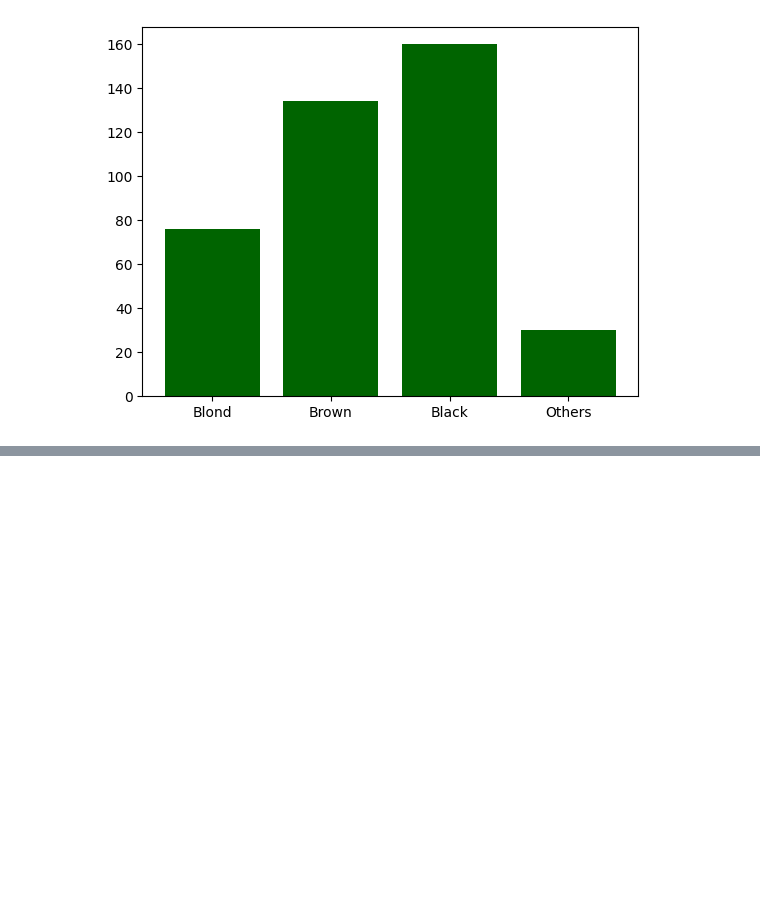
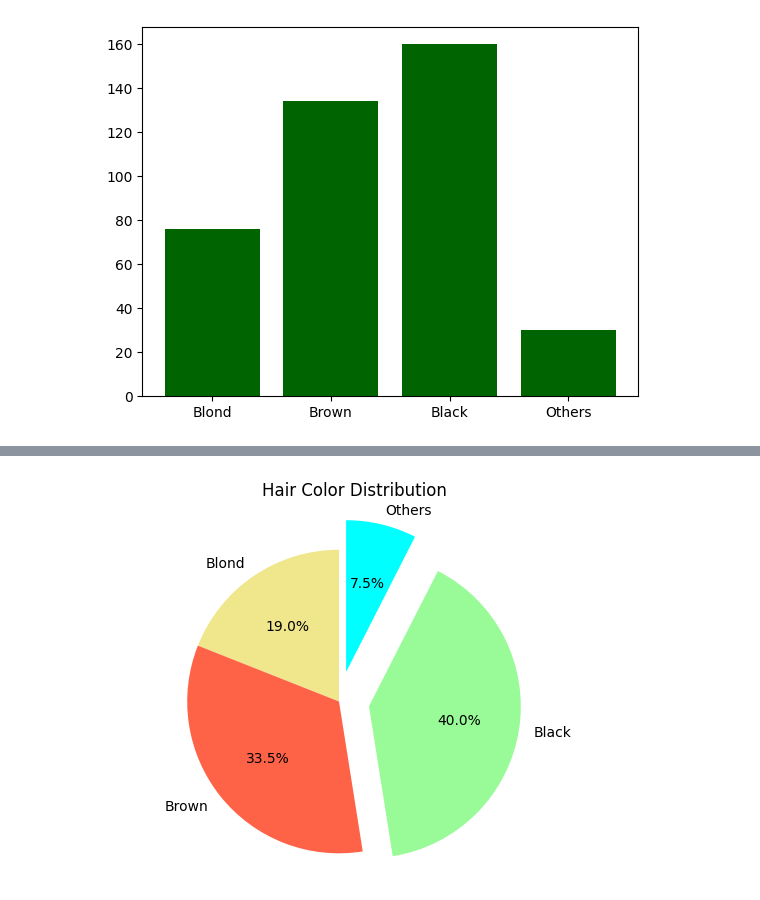
Before and after one commit to mwangisentry-talks/desktop-tutorial, a Jupyter notebook: Stats1.ipynb, the cells around one changed output, grey strips where cells are left out. Cells and saved outputs as stored; diff of their text form; code cells hidden in the pictures; blank space fills up the shorter version.

```diff
--- a/Stats1.ipynb
+++ b/Stats1.ipynb
@@ -36,0 +63,15 @@ plt.show()
+# %%
+import matplotlib.pyplot as plt
+
+hair_color = ['Blond', 'Brown', 'Black', 'Others']
+frequency = [76, 134, 160, 30]
+colors = ['khaki', 'tomato', 'palegreen', 'cyan']  # Using lowercase color names
+explode = [0,0,0,0.2]
+plt.pie(frequency, labels=hair_color, autopct='%1.1f%%', colors=colors, startangle=90, explode=explode)
+
+
+plt.axis('equal')  # Equal aspect ratio ensures that the pie is drawn as a circle.
+plt.title('Hair Color Distribution')
+plt.show()
+# %% [output]
+[figure, added]
```
Also changed, not shown: parts of 3 cells of this notebook, 1 other file.
